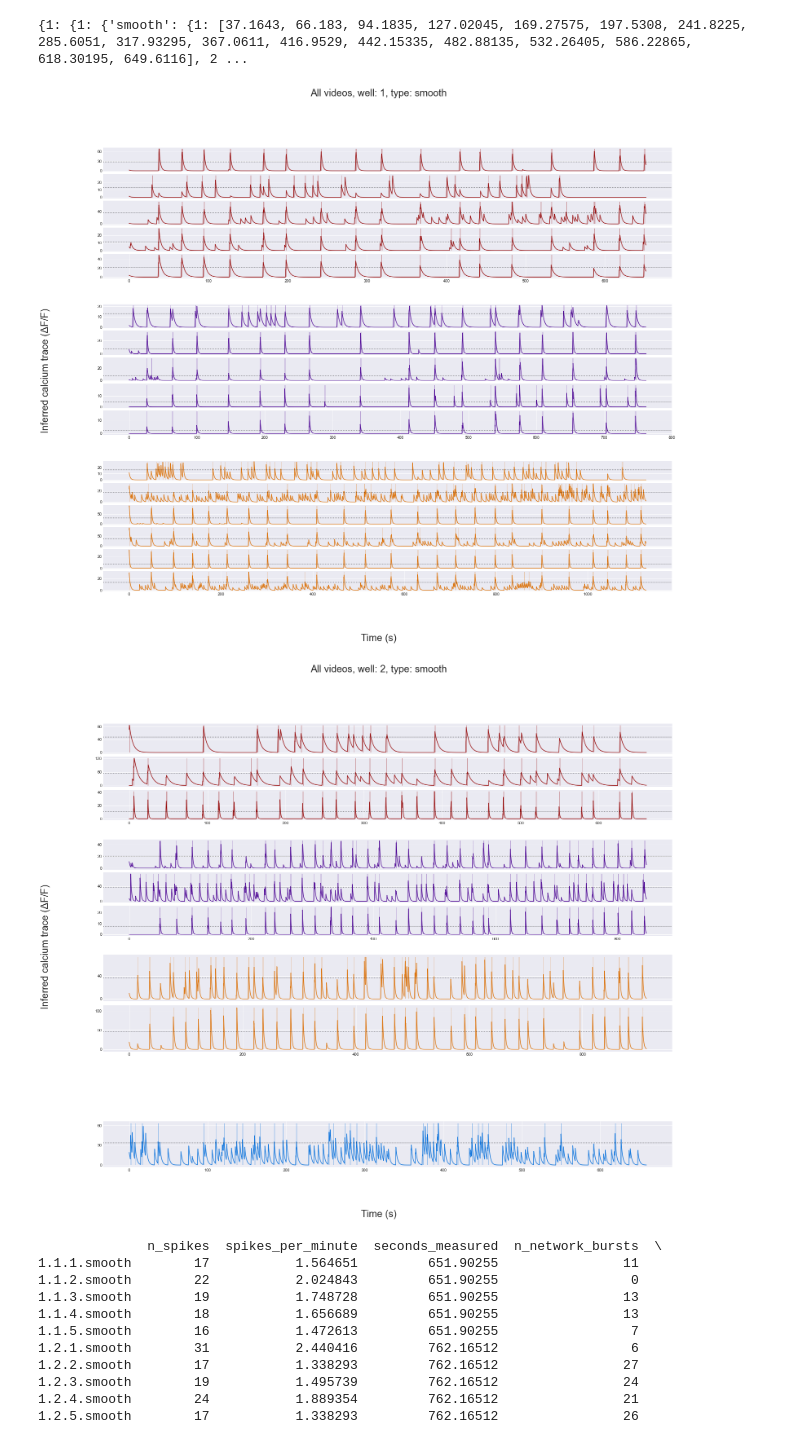
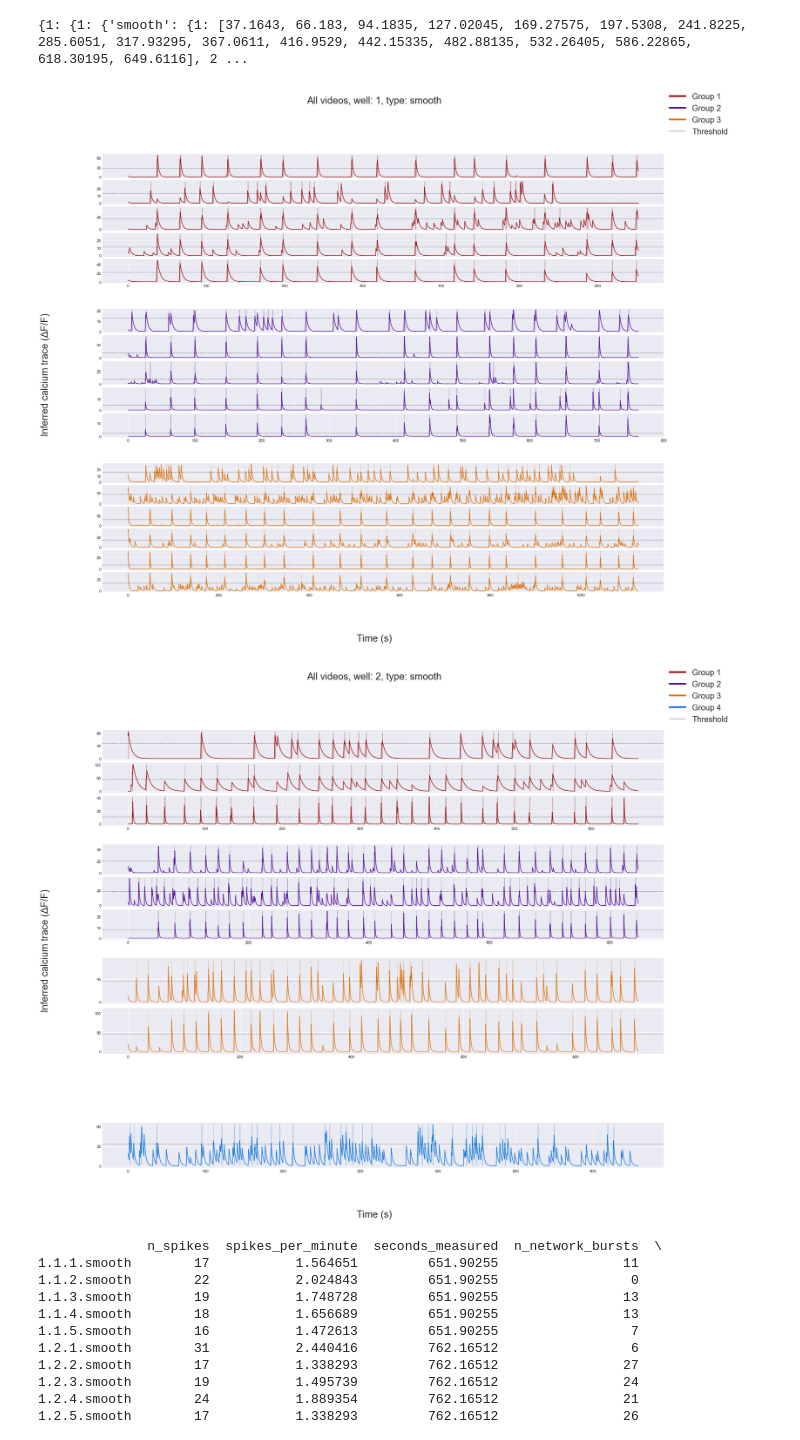
Before and after one commit to deVrijLab/calcium_imaging, a Jupyter notebook: calcium_imaging.ipynb, the cells around one changed output. Drawn from its saved outputs; the diff is of its cells as text; code cells hidden in the pictures.

Commit message:
Finalized fixing group separation in visualization

```diff
--- a/calcium_imaging.ipynb
+++ b/calcium_imaging.ipynb
@@ -399,5 +403,5 @@ def plot_traces(df, type, well, spikes, network_bursts, thresholds, define_spike
 # %%
-def plot_traces_new(df, type, well, spikes, network_bursts, thresholds, define_spikes = False, define_network_bursts = True, show_equal_trace_length = True):
+def plot_traces(df, type, well, spikes, network_bursts, thresholds, define_spikes = False, define_network_bursts = True, show_equal_trace_length = True):
     custom_colors = [(0,0,0), (146,0,0), (73,0,146), (219,109,0), (0,109,219), (182,109,255), (182,219,255), (146,0,0), (109,182,255),
                          (36,255,36), (255,182,219), (0,73,73), (255,255,109), (146,73,0), (255,109,182), (58,58,0), (0,146,146)]
 
@@ -443,6 +447,8 @@ def plot_traces_new(df, type, well, spikes, network_bursts, thresholds, define_s
     # get minimally shared x-axis data
     xdata = np.array(df.index).astype(np.double)
 
+    legend_lines = []
+    legend_names = []
     # initialize plot grid layout
     for i in range(n_groups):
         # initiate inner grid (traces) in outer grid (groups)
@@ -450,6 +456,9 @@ def plot_traces_new(df, type, well, spikes, network_bursts, thresholds, define_s
                     subplot_spec=outer[i], wspace=0.1, hspace=0.1)
         # get color from color blind friendly color list (custom)
         color = list(map(lambda x: x/255, custom_colors[i+1]))
+
+        legend_lines.append(Line2D([0], [0], color=color, lw=4))
+        legend_names.append("Group " + str(i+1))
         for j in range(group_trace[i+1]):
 
             try:
@@ -495,25 +504,30 @@ def plot_traces_new(df, type, well, spikes, network_bursts, thresholds, define_s
             except KeyError:
                 pass
 
+    # add threshold to legend (Artist class)
+    threshold_artist = plt.Line2D((0,1),(0,0), color='k', linestyle = 'dotted')
+    legend_lines.append(threshold_artist)
+    legend_names.append("Threshold")
+    fig.legend(legend_lines, legend_names, prop={'size': 20})
+
     # save plot
-    # fig.savefig('plots/Well_{}-Type_{}'.format(well, type))
+    fig.savefig('plots/Well_{}-Type_{}'.format(well, type))
 # %%
 # df with traces/neurons as columns
 
 # take final column (trace) and extract it's well to get total amount of wells
 n_wells = int(df.columns[-1].split('.')[0])
 data_types = ['smooth'] # DEVNOTE: for now removed 'raw'
 # create separate figures for wells and raw/smooth data types
 for n in range(1, n_wells + 1):
     for type in data_types:
         # TODO reinput defaults: define_spikes = to_define_spikes, define_network_bursts = to_define_network_bursts
-        # plot_traces(df = df, type = type, well = n, spikes = df_spikes, network_bursts = df_network_bursts, thresholds = df_threshold, define_spikes = True, define_network_bursts = False,                         show_equal_trace_length = show_equal_trace_length)
-        plot_traces_new(df = df, type = type, well = n, spikes = df_spikes, network_bursts = df_network_bursts, thresholds = df_threshold, define_spikes = True, define_network_bursts = False,                         show_equal_trace_length = show_equal_trace_length)
+        plot_traces(df = df, type = type, well = n, spikes = df_spikes, network_bursts = df_network_bursts, thresholds = df_threshold, define_spikes = True, define_network_bursts = False,                         show_equal_trace_length = show_equal_trace_length)
         if to_plot_distributions:
             plot_distribution(df = df, type = type, well = n)
 # %% [output]
-[figure, old version]
+[figure, new version]
-[figure, old version]
+[figure, new version]
 # %%
 pd_stats = pd.concat([df_stats_spikes, df_stats_network_bursts], axis = 1)
 pd_stats['network_bursts_per_minute'] = pd_stats['n_network_bursts'] / (pd_stats['seconds_measured'] / 60)
```
Also changed, not shown: parts of 2 cells of this notebook.
